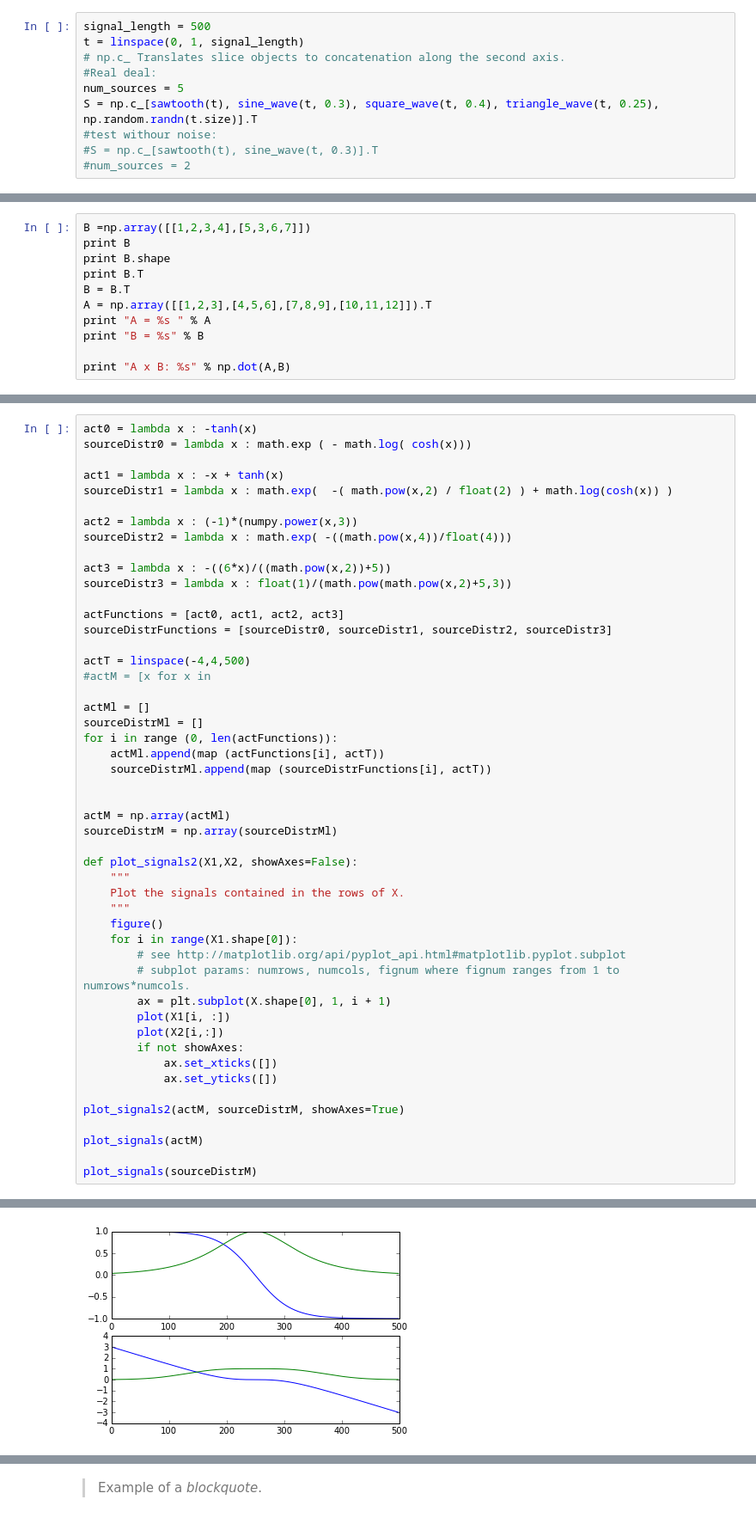
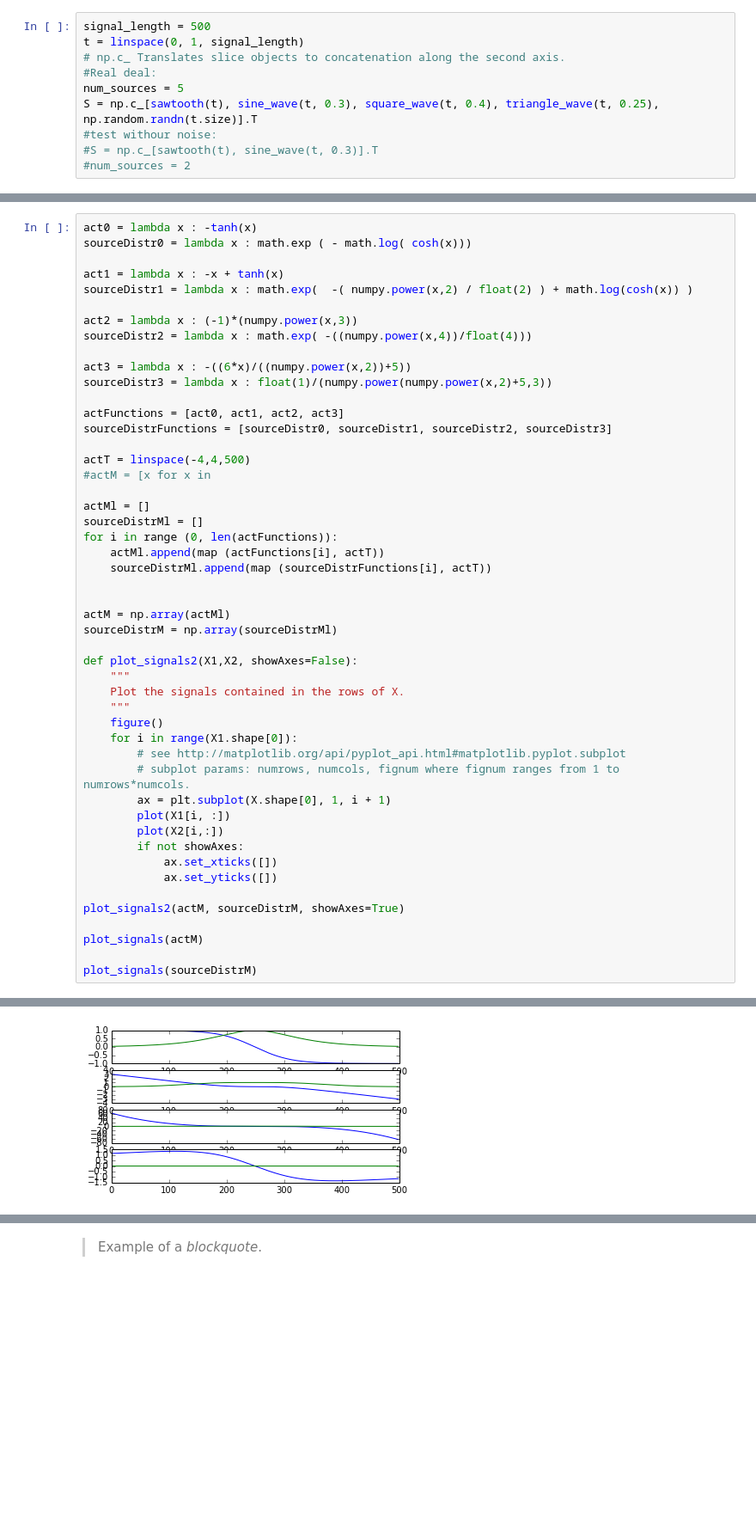
Before and after one commit to stablum/mlpm, a Jupyter notebook: testn3.ipynb, the cells around one changed output, grey strips where cells are left out. Shown at 86% size. Drawn from its saved outputs; the diff is of its cells as text; blank space fills up the shorter version.

```diff
--- a/testn3.ipynb
+++ b/testn3.ipynb
@@ -103,11 +57,0 @@ print random_nonsingular_matrix()
-# %%
-B =np.array([[1,2,3,4],[5,3,6,7]])
-print B
-print B.shape
-print B.T
-B = B.T
-A = np.array([[1,2,3],[4,5,6],[7,8,9],[10,11,12]]).T
-print "A = %s " % A
-print "B = %s" % B
-
-print "A x B: %s" % np.dot(A,B)
@@ -182,13 +108,13 @@ act0 = lambda x : -tanh(x)
 sourceDistr0 = lambda x : math.exp ( - math.log( cosh(x)))
 
 act1 = lambda x : -x + tanh(x)
-sourceDistr1 = lambda x : math.exp(  -( math.pow(x,2) / float(2) ) + math.log(cosh(x)) )
+sourceDistr1 = lambda x : math.exp(  -( numpy.power(x,2) / float(2) ) + math.log(cosh(x)) )
 
 act2 = lambda x : (-1)*(numpy.power(x,3))
-sourceDistr2 = lambda x : math.exp( -((math.pow(x,4))/float(4)))
+sourceDistr2 = lambda x : math.exp( -((numpy.power(x,4))/float(4)))
 
-act3 = lambda x : -((6*x)/((math.pow(x,2))+5))
-sourceDistr3 = lambda x : float(1)/(math.pow(math.pow(x,2)+5,3))
+act3 = lambda x : -((6*x)/((numpy.power(x,2))+5))
+sourceDistr3 = lambda x : float(1)/(numpy.power(numpy.power(x,2)+5,3))
 
 actFunctions = [act0, act1, act2, act3]
 sourceDistrFunctions = [sourceDistr0, sourceDistr1, sourceDistr2, sourceDistr3]
@@ -231 +156 @@ IndexError: index out of range
-[figure, old version]
+[figure, new version]
```
Also changed, not shown: parts of 32 cells of this notebook, 1 other file.
